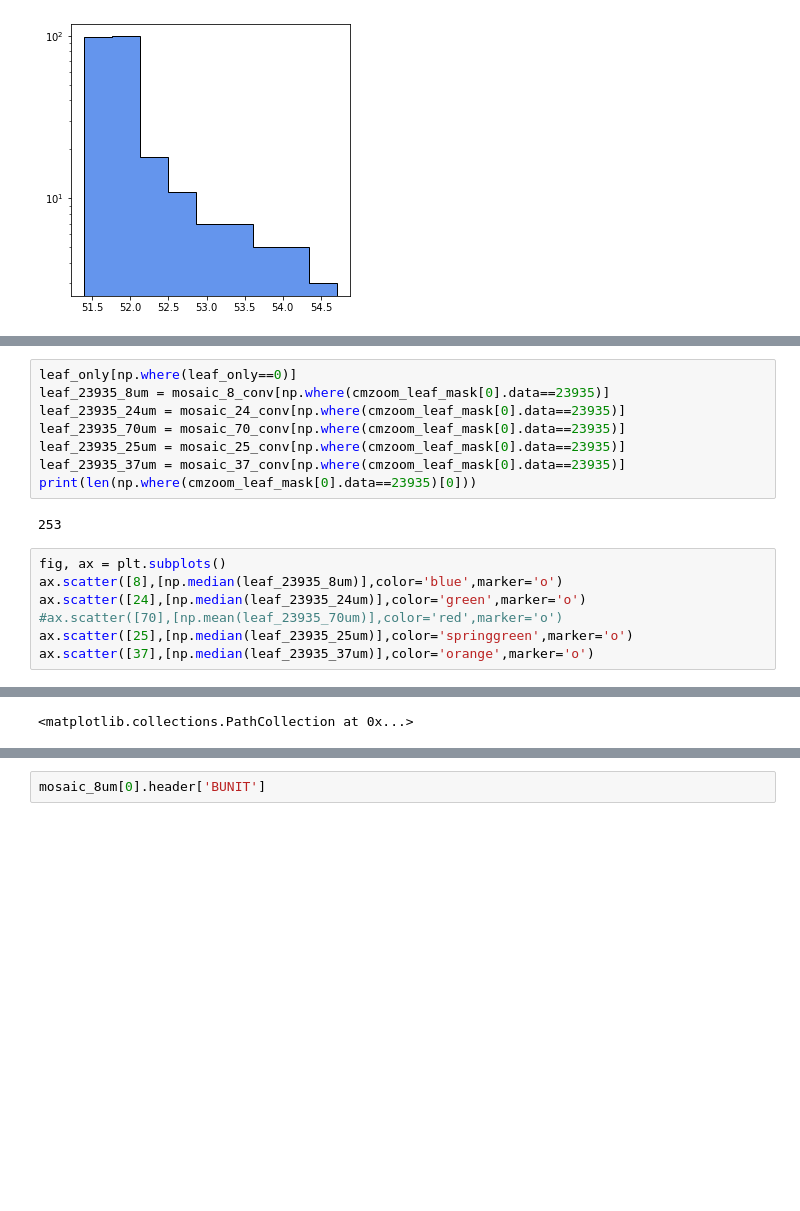
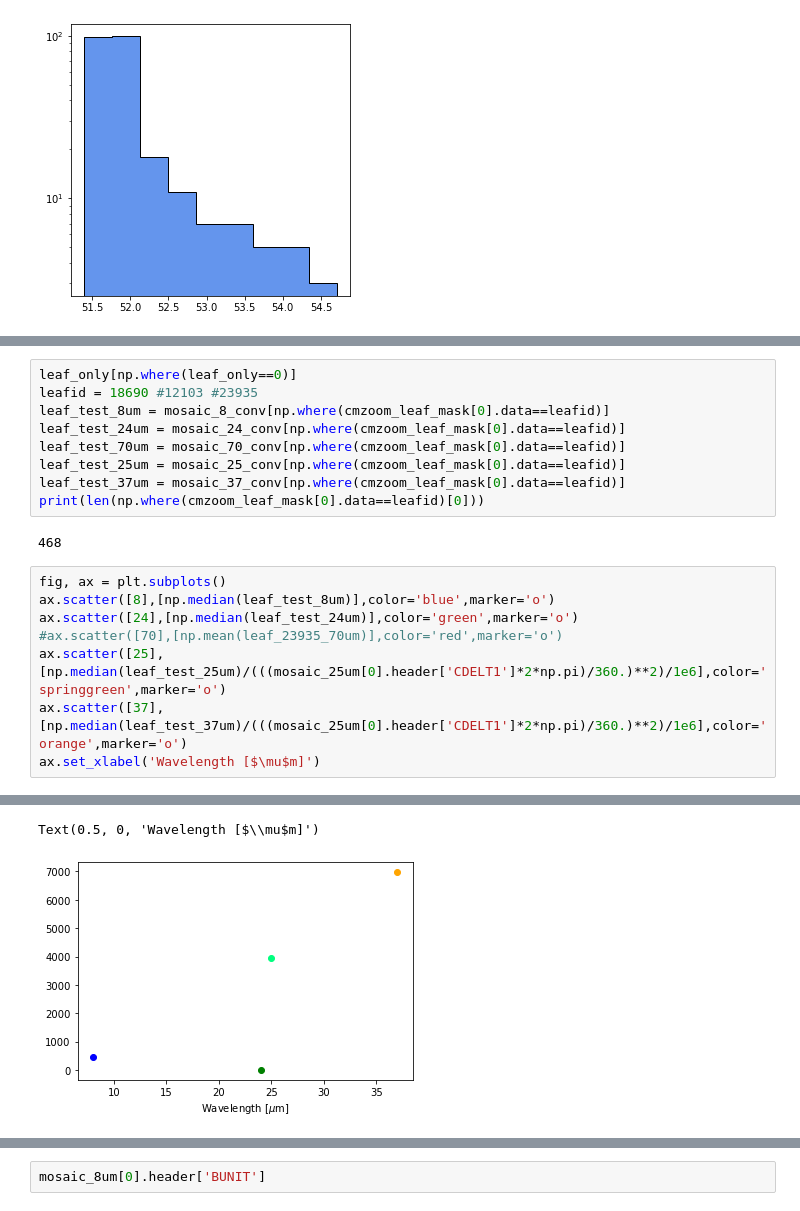
Before and after one commit to hpthatchfield/IGNITES_notebooks, a Jupyter notebook: regrid_mosaics_to_cmzoom.ipynb, the cells around one changed output, grey strips where cells are left out. Cells and saved outputs as stored; diff of their text form; blank space fills up the shorter version.

```diff
--- a/regrid_mosaics_to_cmzoom.ipynb
+++ b/regrid_mosaics_to_cmzoom.ipynb
@@ -199,18 +201,20 @@ ax.set_ylim(2380,2320)
 # %%
 leaf_only[np.where(leaf_only==0)]
-leaf_23935_8um = mosaic_8_conv[np.where(cmzoom_leaf_mask[0].data==23935)]
-leaf_23935_24um = mosaic_24_conv[np.where(cmzoom_leaf_mask[0].data==23935)]
-leaf_23935_70um = mosaic_70_conv[np.where(cmzoom_leaf_mask[0].data==23935)]
-leaf_23935_25um = mosaic_25_conv[np.where(cmzoom_leaf_mask[0].data==23935)]
-leaf_23935_37um = mosaic_37_conv[np.where(cmzoom_leaf_mask[0].data==23935)]
-print(len(np.where(cmzoom_leaf_mask[0].data==23935)[0]))
+leafid = 18690 #12103 #23935
+leaf_test_8um = mosaic_8_conv[np.where(cmzoom_leaf_mask[0].data==leafid)]
+leaf_test_24um = mosaic_24_conv[np.where(cmzoom_leaf_mask[0].data==leafid)]
+leaf_test_70um = mosaic_70_conv[np.where(cmzoom_leaf_mask[0].data==leafid)]
+leaf_test_25um = mosaic_25_conv[np.where(cmzoom_leaf_mask[0].data==leafid)]
+leaf_test_37um = mosaic_37_conv[np.where(cmzoom_leaf_mask[0].data==leafid)]
+print(len(np.where(cmzoom_leaf_mask[0].data==leafid)[0]))
 # %% [output]
-253
+468
 # %%
 fig, ax = plt.subplots()
-ax.scatter([8],[np.median(leaf_23935_8um)],color='blue',marker='o')
-ax.scatter([24],[np.median(leaf_23935_24um)],color='green',marker='o')
+ax.scatter([8],[np.median(leaf_test_8um)],color='blue',marker='o')
+ax.scatter([24],[np.median(leaf_test_24um)],color='green',marker='o')
 #ax.scatter([70],[np.mean(leaf_23935_70um)],color='red',marker='o')
-ax.scatter([25],[np.median(leaf_23935_25um)],color='springgreen',marker='o')
-ax.scatter([37],[np.median(leaf_23935_37um)],color='orange',marker='o')
+ax.scatter([25],[np.median(leaf_test_25um)/(((mosaic_25um[0].header['CDELT1']*2*np.pi)/360.)**2)/1e6],color='springgreen',marker='o')
+ax.scatter([37],[np.median(leaf_test_37um)/(((mosaic_25um[0].header['CDELT1']*2*np.pi)/360.)**2)/1e6],color='orange',marker='o')
+ax.set_xlabel('Wavelength [$\mu$m]')
 # %% [output]
@@ -219,2 +221,3 @@ ax.scatter([37],[np.median(leaf_23935_37um)],color='orange',marker='o')
-<matplotlib.collections.PathCollection at 0x...>
+Text(0.5, 0, 'Wavelength [$\\mu$m]')
+[figure, added]
 # %%
```
Also changed, not shown: parts of 13 cells of this notebook.
